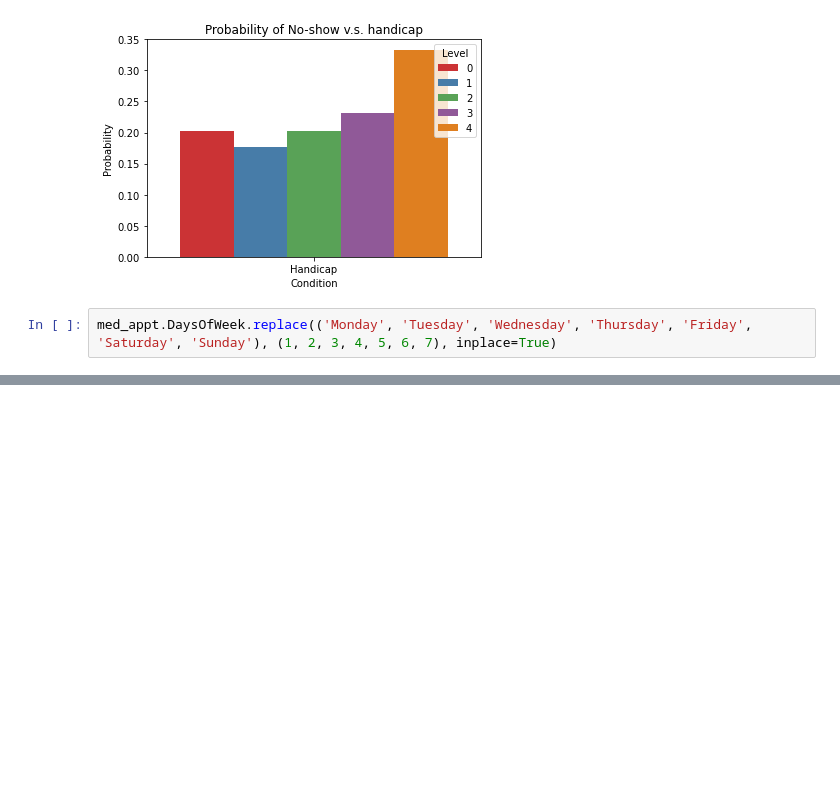
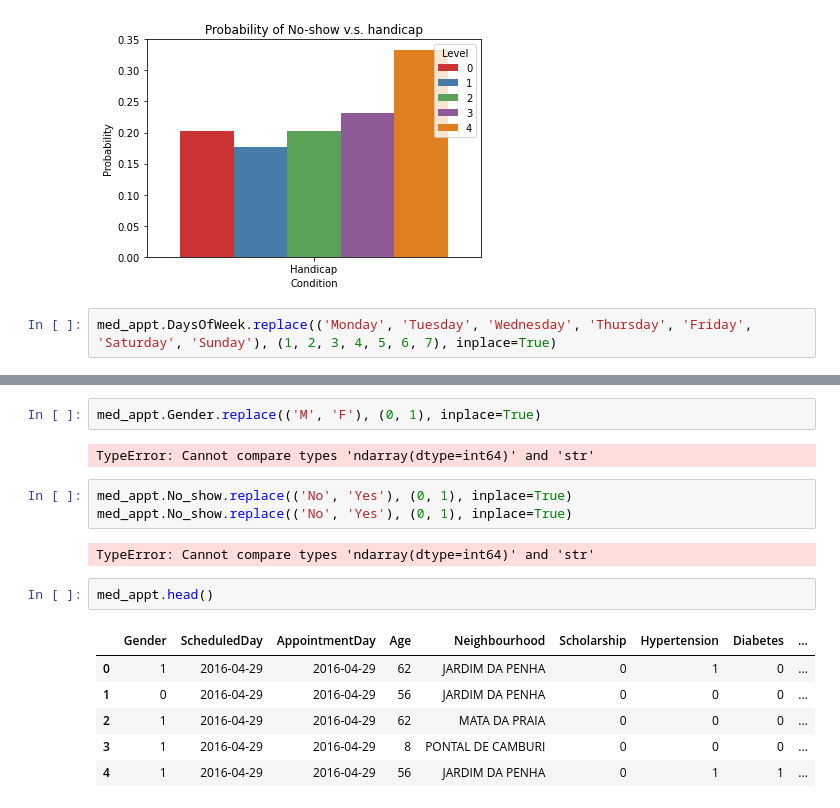
Before and after one commit to zoeyyzh/springboard, a Jupyter notebook: capstone2_noshow.ipynb, the cells around one changed output, grey strips where cells are left out. Saved outputs shown, nothing was run; the diff lists cells and outputs as text; blank space fills up the shorter version.

```diff
--- a/capstone2_noshow.ipynb
+++ b/capstone2_noshow.ipynb
@@ -295,0 +306,18 @@ sns.pairplot(a, kind='scatter', diag_kind='hist')
+# %%
+med_appt.Gender.replace(('M', 'F'), (0, 1), inplace=True)
+# %% [output]
+TypeError: Cannot compare types 'ndarray(dtype=int64)' and 'str'
+# %%
+med_appt.No_show.replace(('No', 'Yes'), (0, 1), inplace=True)
+med_appt.No_show.replace(('No', 'Yes'), (0, 1), inplace=True)
+# %% [output]
+TypeError: Cannot compare types 'ndarray(dtype=int64)' and 'str'
+# %%
+med_appt.head()
+# %% [output]
+|  | Gender | ScheduledDay | AppointmentDay | Age | Neighbourhood | Scholarship | Hypertension | Diabetes | ... |
+| 0 | 1 | 2016-04-29 | 2016-04-29 | 62 | JARDIM DA PENHA | 0 | 1 | 0 | ... |
+| 1 | 0 | 2016-04-29 | 2016-04-29 | 56 | JARDIM DA PENHA | 0 | 0 | 0 | ... |
+| 2 | 1 | 2016-04-29 | 2016-04-29 | 62 | MATA DA PRAIA | 0 | 0 | 0 | ... |
+| 3 | 1 | 2016-04-29 | 2016-04-29 | 8 | PONTAL DE CAMBURI | 0 | 0 | 0 | ... |
+| 4 | 1 | 2016-04-29 | 2016-04-29 | 56 | JARDIM DA PENHA | 0 | 1 | 1 | ... |
```
Also changed, not shown: parts of 5 cells of this notebook, 1 other file.
